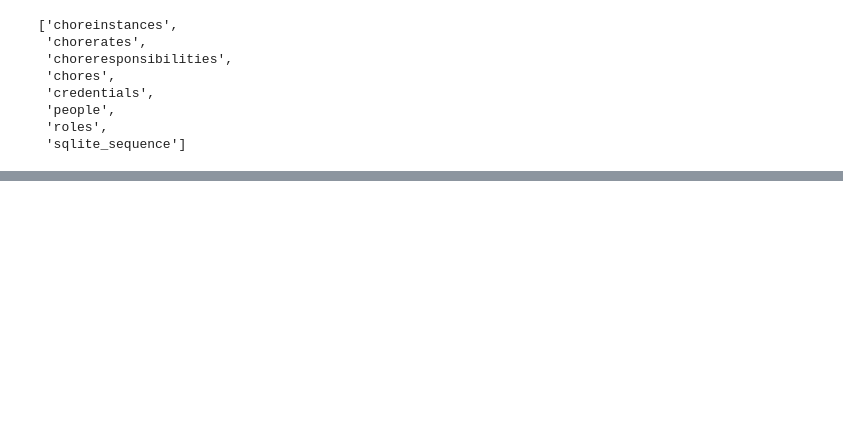
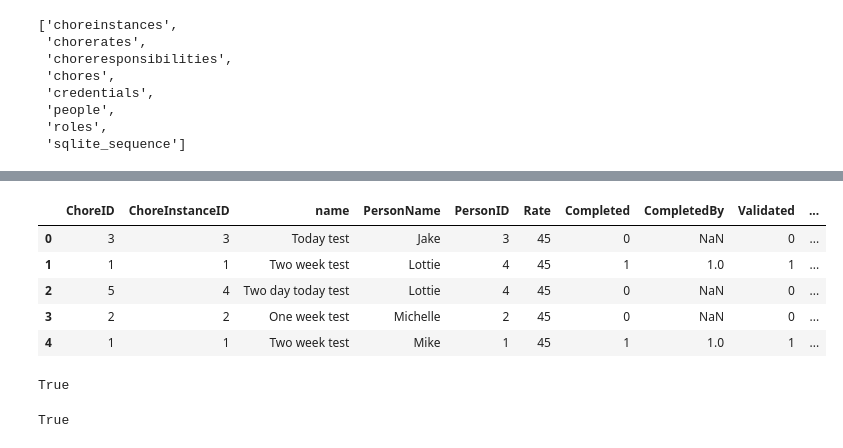
Before and after one commit to gorbynet/ChoreTracker, a Jupyter notebook: ChoreTrackerDevelopment.ipynb, the cells around one changed output, grey strips where cells are left out. Drawn from its saved outputs; the diff is of its cells as text; code cells hidden in the pictures; blank space fills up the shorter version.

```diff
--- a/ChoreTrackerDevelopment.ipynb
+++ b/ChoreTrackerDevelopment.ipynb
@@ -160,0 +438,32 @@ create table if not exists choreresponsibilities (
+# %%
+query_db(f"""
+    select
+        i.Choreid,
+        i.Choreinstanceid,
+        c.name,
+        p.PersonName,
+        p.personid,
+        i.Rate,
+        i.Completed,
+        i.CompletedBy,
+        i.Validated,
+        i.Banked
+    from choreinstances as i
+    join chores as c
+    on i.ChoreID = c.ChoreID
+    join
+    choreresponsibilities as r
+    on i.ChoreID = r.ChoreID
+    join
+    people as p
+    on p.PersonID = r.PersonID
+    where i.choredate = date('{chore_date}')
+    order by p.PersonName
+""")
+# %% [output]
+|  | ChoreID | ChoreInstanceID | name | PersonName | PersonID | Rate | Completed | CompletedBy | Validated | ... |
+| 0 | 3 | 3 | Today test | Jake | 3 | 45 | 0 | NaN | 0 | ... |
+| 1 | 1 | 1 | Two week test | Lottie | 4 | 45 | 1 | 1.0 | 1 | ... |
+| 2 | 5 | 4 | Two day today test | Lottie | 4 | 45 | 0 | NaN | 0 | ... |
+| 3 | 2 | 2 | One week test | Michelle | 2 | 45 | 0 | NaN | 0 | ... |
+| 4 | 1 | 1 | Two week test | Mike | 1 | 45 | 1 | 1.0 | 1 | ... |
@@ -161,3 +517,11 @@ create table if not exists choreresponsibilities (
+# %%
+complete_chore_instance(chore_instance_id=1, person_id=1)
+# %% [output]
+True
+# %%
+validate_chore_instance(chore_instance_id=1)
+# %% [output]
+True
 # %%
 # What's the going rate for a chore these days?
 r = cursor.execute("""
```
Also changed, not shown: parts of 41 cells of this notebook.
